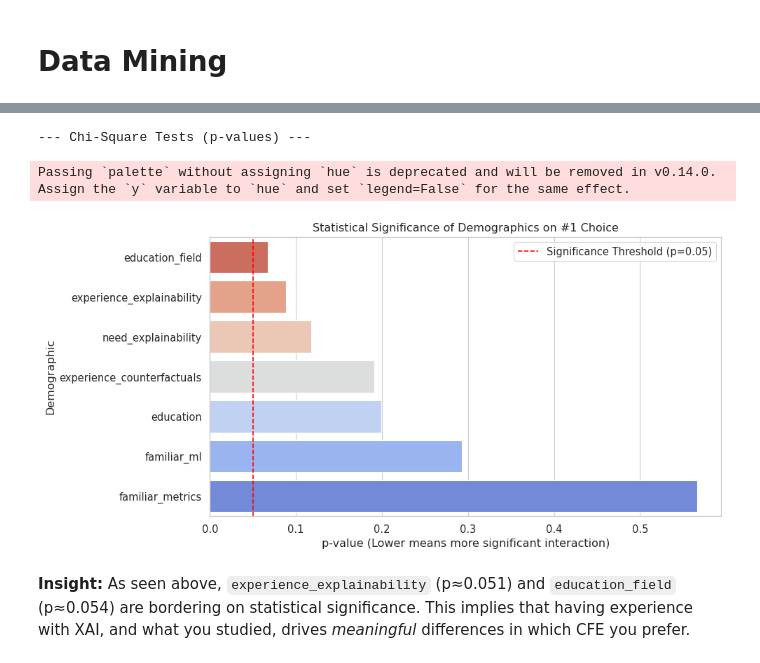
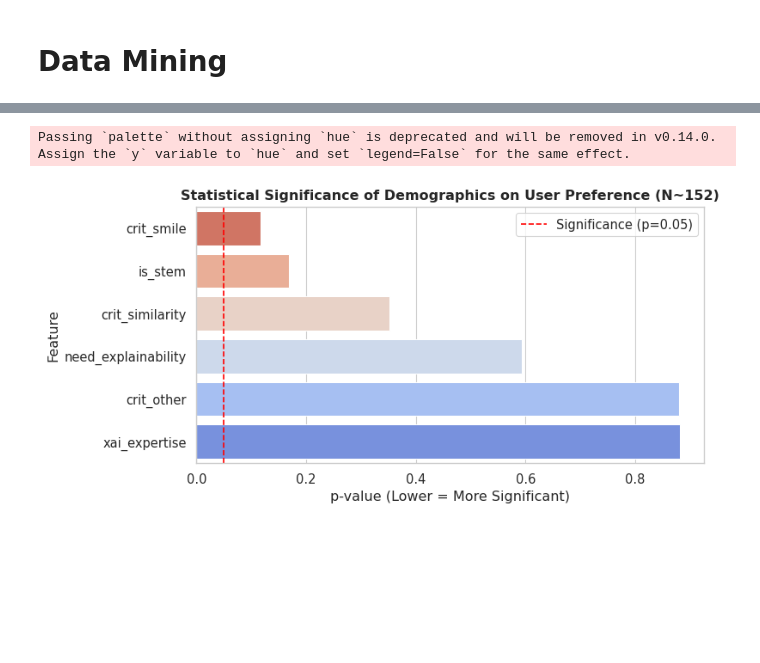
Before and after one commit to MBernart/counterfactuals, a Jupyter notebook: experiments/Human_Evaluation_of_CF/analysis.ipynb, the cells around one changed output, grey strips where cells are left out. Saved outputs shown, nothing was run; the diff lists cells and outputs as text; code cells hidden in the pictures; blank space fills up the shorter version.

```diff
--- a/experiments/Human_Evaluation_of_CF/analysis.ipynb
+++ b/experiments/Human_Evaluation_of_CF/analysis.ipynb
@@ -34,7 +34,7 @@ if topsis_col in df.columns and ip_col in df.columns:
 
     plt.figure(figsize=(8, 5))
     ax = sns.countplot(x='q1_dupe_dist', data=df, color='skyblue', edgecolor='black')
-    plt.title('Absolute Rank Distance between Identical CFEs (TOPSIS vs IP)\nInstance 1 (q1)', fontweight='bold')
+    plt.title('Absolute Rank Distance between Identical CFEs', fontweight='bold')
     plt.xlabel('Absolute Rank Difference (0 = tied, 1 = adjacent)')
     plt.ylabel('Number of Participants')
 
@@ -44,6 +44,7 @@ if topsis_col in df.columns and ip_col in df.columns:
                     ha='center', va='bottom', fontsize=12)
 
     plt.tight_layout()
+    plt.savefig("dist_absolute_rank_dist.png")
     plt.show()
 else:
     print("Ranking columns for q1 TOPSIS and IP were not found in the DataFrame.")
@@ -668,0 +725,22 @@ Created a flat dataset of 687 individual #1 Rank choices.
+# %%
+# --- Visualizing the Target Class Balance (Weighted) ---
+plt.figure(figsize=(8, 5))
+
+# Group by selector and sum the fractional weights
+weighted_counts = df_user.groupby('overall_top_selector')['sample_weight'].sum().reindex(['IP', 'BP', 'RP', 'topsis'])
+
+ax = weighted_counts.plot(kind='bar', color=sns.color_palette('Set2', 4), edgecolor='black')
+
+plt.title('Distribution of Majority CFE Preference', fontweight='bold')
+plt.xlabel('Preferred Selector')
+plt.ylabel('Effective Number of Users (Sum of Weights)')
+plt.xticks(rotation=0)
+
+# Add exact counts on top of bars
+for p in ax.patches:
+    ax.annotate(f'{p.get_height():.1f}',
+                (p.get_x() + p.get_width() / 2., p.get_height()),
+                ha='center', va='bottom', fontsize=12, fontweight='bold')
+
+plt.tight_layout()
+plt.show()
@@ -669,24 +857,22 @@ Created a flat dataset of 687 individual #1 Rank choices.
 # %%
-print("--- Chi-Square Tests (p-values) ---")
+# --- 3. Re-run Chi-Square Tests at User Level ---
 chi_results = []
-for d in demographics:
-    contingency = pd.crosstab(df_flat[d], df_flat['top_selector'])
+for d in modeling_features:
+    contingency = pd.crosstab(df_user[d], df_user['overall_top_selector'])
     chi2, p, dof, expected = chi2_contingency(contingency)
-    chi_results.append({'Demographic': d, 'p_value': p})
+    chi_results.append({'Feature': d, 'p_value': p})
 
 df_chi = pd.DataFrame(chi_results).sort_values('p_value')
 
-plt.figure(figsize=(10, 5))
-sns.barplot(data=df_chi, x='p_value', y='Demographic', palette='coolwarm_r')
-plt.axvline(0.05, color='red', linestyle='--', label='Significance Threshold (p=0.05)')
-plt.title('Statistical Significance of Demographics on #1 Choice')
-plt.xlabel('p-value (Lower means more significant interaction)')
+plt.figure(figsize=(8, 4))
+sns.barplot(data=df_chi, x='p_value', y='Feature', palette='coolwarm_r')
+plt.axvline(0.05, color='red', linestyle='--', label='Significance (p=0.05)')
+plt.title('Statistical Significance of Demographics on User Preference (N~152)', fontweight='bold')
+plt.xlabel('p-value (Lower = More Significant)')
 plt.legend()
 plt.tight_layout()
+plt.savefig("significance.png")
 plt.show()
 # %% [output]
---- Chi-Square Tests (p-values) ---
+Passing `palette` without assigning `hue` is deprecated and will be removed in v0.14.0. Assign the `y` variable to `hue` and set `legend=False` for the same effect.
-Passing `palette` without assigning `hue` is deprecated and will be removed in v0.14.0. Assign the `y` variable to `hue` and set `legend=False` for the same effect.
-[figure, old version]
+[figure, new version]
-# %% [markdown]
-**Insight:** As seen above, `experience_explainability` (p≈0.051) and `education_field` (p≈0.054) are bordering on statistical significance. This implies that having experience with XAI, and what you studied, drives *meaningful* differences in which CFE you prefer.
```
Also changed, not shown: parts of 24 cells of this notebook.
